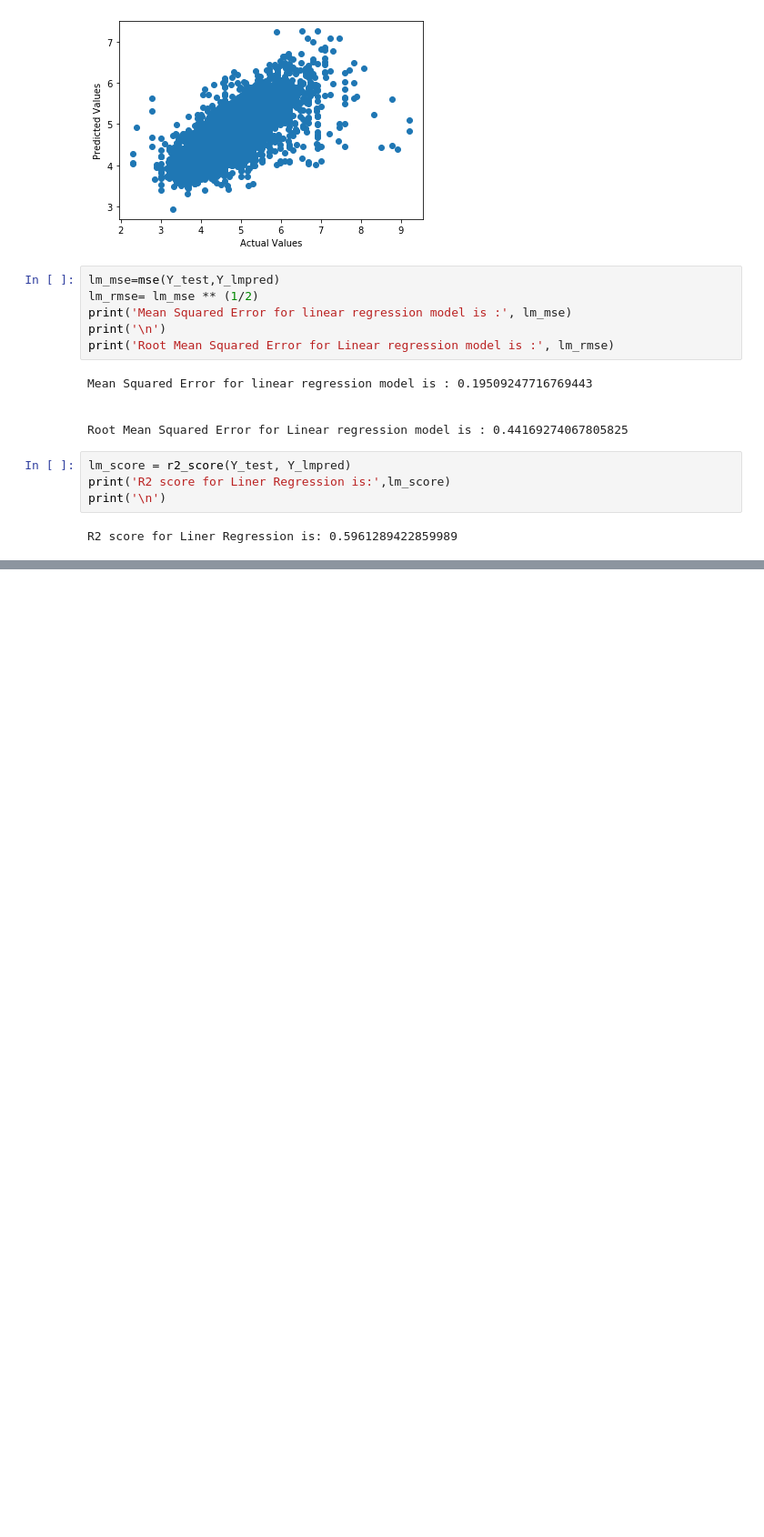
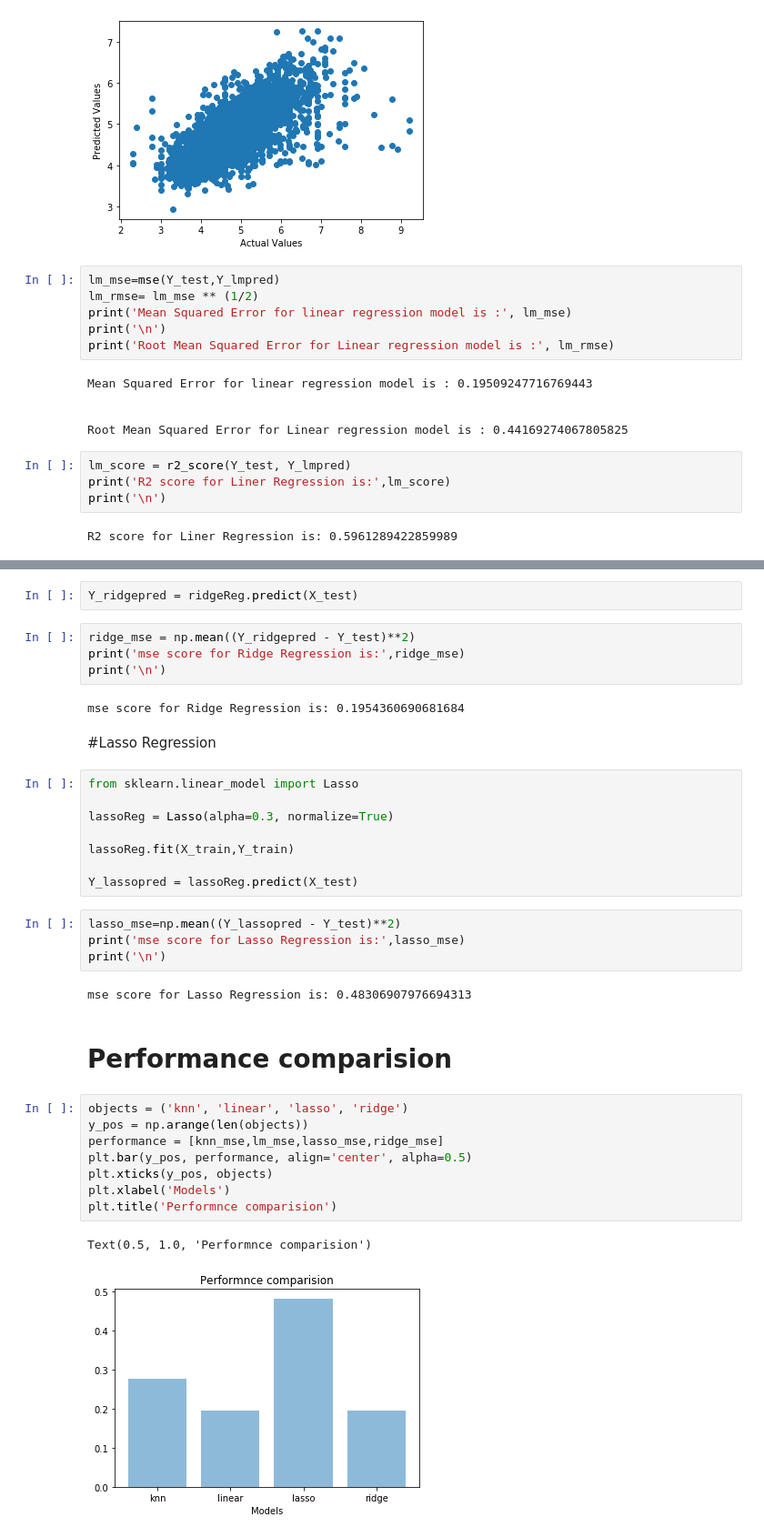
Before and after one commit to Niharika1552/NYC-Airbnb-Price-Prediction-, a Jupyter notebook: Airbnb.ipynb, the cells around one changed output, grey strips where cells are left out. Shown: that part at 91% size. Cells and saved outputs as stored; diff of their text form; blank space fills up the shorter version.

```diff
--- a/Airbnb.ipynb
+++ b/Airbnb.ipynb
@@ -564,0 +575,37 @@ R2 score for Liner Regression is: 0.5961289422859989
+# %%
+Y_ridgepred = ridgeReg.predict(X_test)
+# %%
+ridge_mse = np.mean((Y_ridgepred - Y_test)**2)
+print('mse score for Ridge Regression is:',ridge_mse)
+print('\n')
+# %% [output]
+mse score for Ridge Regression is: 0.1954360690681684
+# %% [markdown]
+#Lasso Regression
+# %%
+from sklearn.linear_model import Lasso
+
+lassoReg = Lasso(alpha=0.3, normalize=True)
+
+lassoReg.fit(X_train,Y_train)
+
+Y_lassopred = lassoReg.predict(X_test)
+# %%
+lasso_mse=np.mean((Y_lassopred - Y_test)**2)
+print('mse score for Lasso Regression is:',lasso_mse)
+print('\n')
+# %% [output]
+mse score for Lasso Regression is: 0.48306907976694313
+# %% [markdown]
+# Performance comparision
+# %%
+objects = ('knn', 'linear', 'lasso', 'ridge')
+y_pos = np.arange(len(objects))
+performance = [knn_mse,lm_mse,lasso_mse,ridge_mse]
+plt.bar(y_pos, performance, align='center', alpha=0.5)
+plt.xticks(y_pos, objects)
+plt.xlabel('Models')
+plt.title('Performnce comparision')
+# %% [output]
+Text(0.5, 1.0, 'Performnce comparision')
+[figure, added]
```
Also changed, not shown: parts of 3 cells of this notebook.
